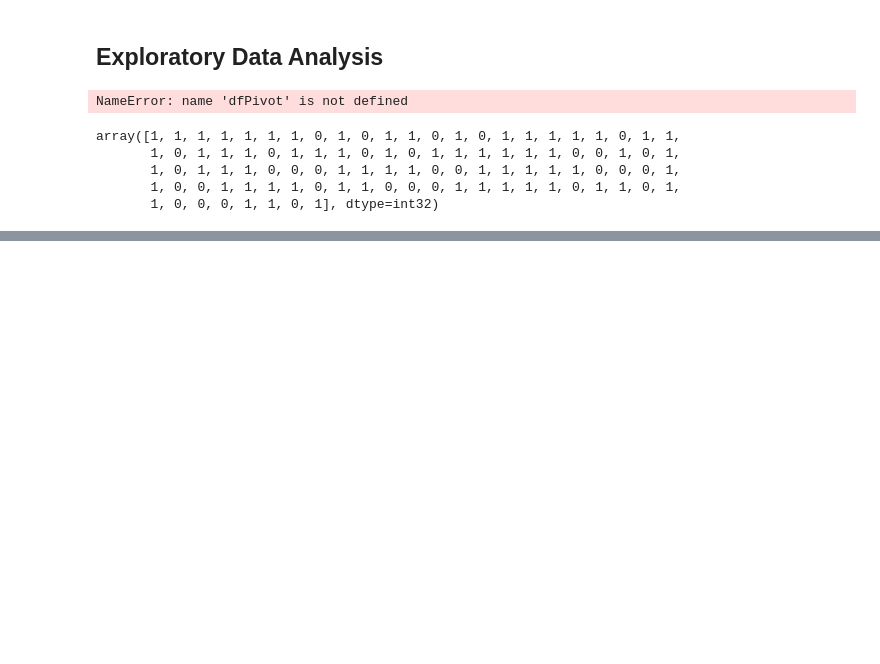
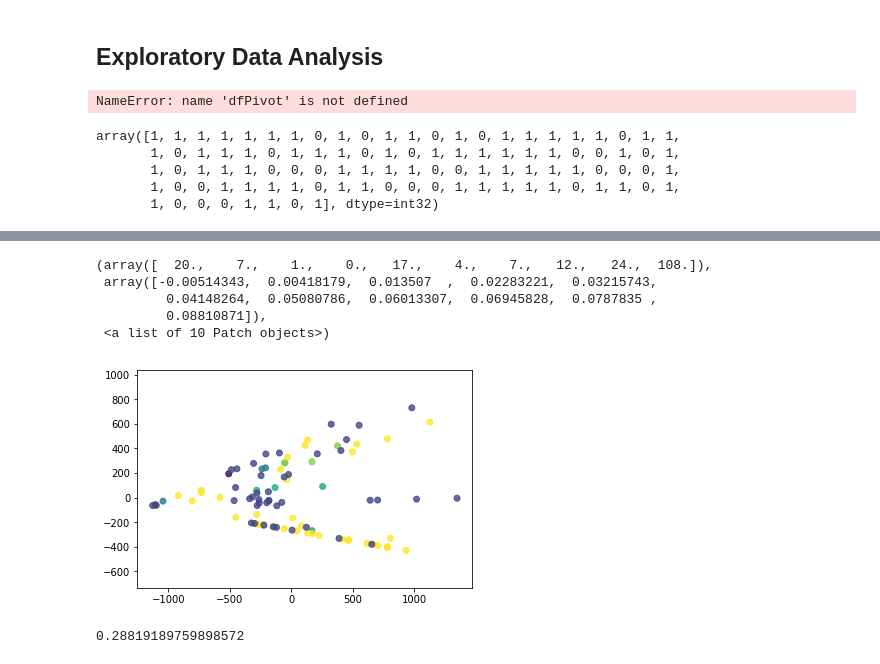
Before and after one commit to jeradhoy/550_Freq_Regions, a Jupyter notebook: Notebooks/dataPrep.ipynb, the cells around one changed output, grey strips where cells are left out. Cells and saved outputs as stored; diff of their text form; code cells hidden in the pictures; blank space fills up the shorter version.

```diff
--- a/Notebooks/dataPrep.ipynb
+++ b/Notebooks/dataPrep.ipynb
@@ -247,0 +172,21 @@ homogeneity_score(y, data['predictions'])
+# %%
+from sklearn import preprocessing
+le = preprocessing.LabelEncoder()
+le.fit(y)
+numeric_origins = le.transform(y)
+# %%
+plt.scatter(X_pca[:, 0], X_pca[:, 1], alpha=0.8, c=numeric_origins)
+plt.axis('equal');
+plt.hist(pca.components_[0])
+# %% [output]
+(array([  20.,    7.,    1.,    0.,   17.,    4.,    7.,   12.,   24.,  108.]),
+ array([-0.00514343,  0.00418179,  0.013507  ,  0.02283221,  0.03215743,
+         0.04148264,  0.05080786,  0.06013307,  0.06945828,  0.0787835 ,
+         0.08810871]),
+ <a list of 10 Patch objects>)
+[figure, added]
+# %%
+from sklearn import metrics
+metrics.silhouette_score(X, data['predictions'], metric='euclidean')
+# %% [output]
+0.28819189759898572
```
Also changed, not shown: parts of 33 cells of this notebook.
